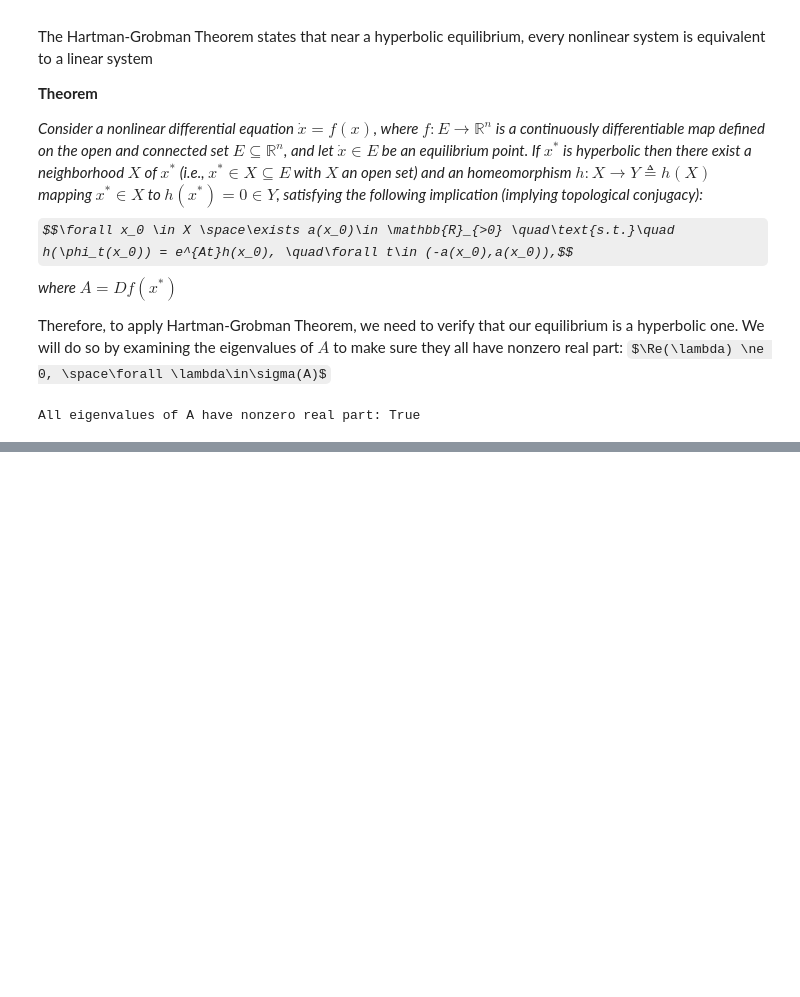
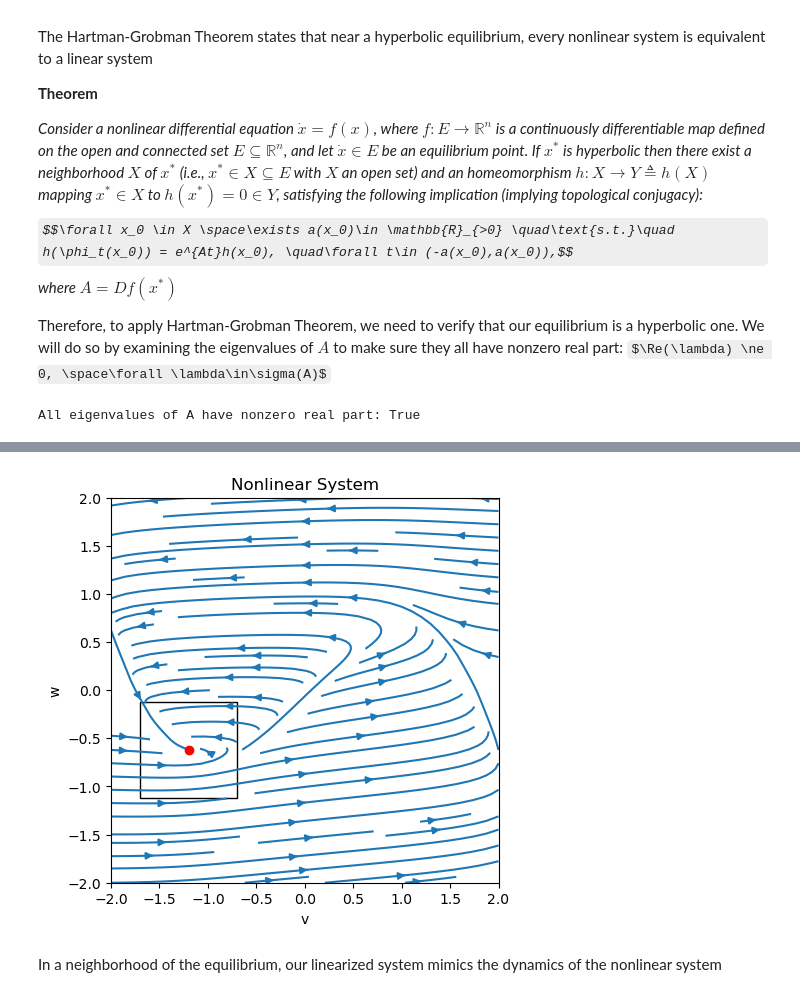
Before and after one commit to CharlesXu-Jingyue/CDS232_Wi24_CourseProject, a Jupyter notebook: FitHughNagumo.ipynb, the cells around one changed output, grey strips where cells are left out. Cells and saved outputs as stored; diff of their text form; code cells hidden in the pictures; some formulas as TeX source; blank space fills up the shorter version.

```diff
--- a/FitHughNagumo.ipynb
+++ b/FitHughNagumo.ipynb
@@ -442,0 +472,28 @@ All eigenvalues of A have nonzero real part: True
+# %%
+## Phase portrait for the nonlinear system
+# Define the nonlinear system
+def nl_system(v, w):
+    return v - (v**3)/3 - w + I_stim, epsilon * (v + a - b*w)
+
+# Define the grid
+vs = np.linspace(-2, 2, 20)
+ws = np.linspace(-2, 2, 20)
+Vs, Ws = np.meshgrid(vs, ws)
+
+# Compute the direction at each point on the grid
+v_direction, w_direction = nl_system(Vs, Ws)
+
+# Plot the phase portrait
+fig, ax = plt.subplots(figsize=(5, 5))
+ax.streamplot(Vs, Ws, v_direction, w_direction)
+ax.plot(x_star[0], x_star[1], 'ro')
+square = patches.Rectangle((x_star[0]-0.5, x_star[1]-0.5), 1, 1, fill=False)
+ax.add_patch(square)
+ax.set_title('Nonlinear System')
+ax.set_xlabel('v')
+ax.set_ylabel('w')
+plt.show()
+# %% [output]
+[figure, added]
+# %% [markdown]
+In a neighborhood of the equilibrium, our linearized system mimics the dynamics of the nonlinear system
```
Also changed, not shown: parts of 5 cells of this notebook.
